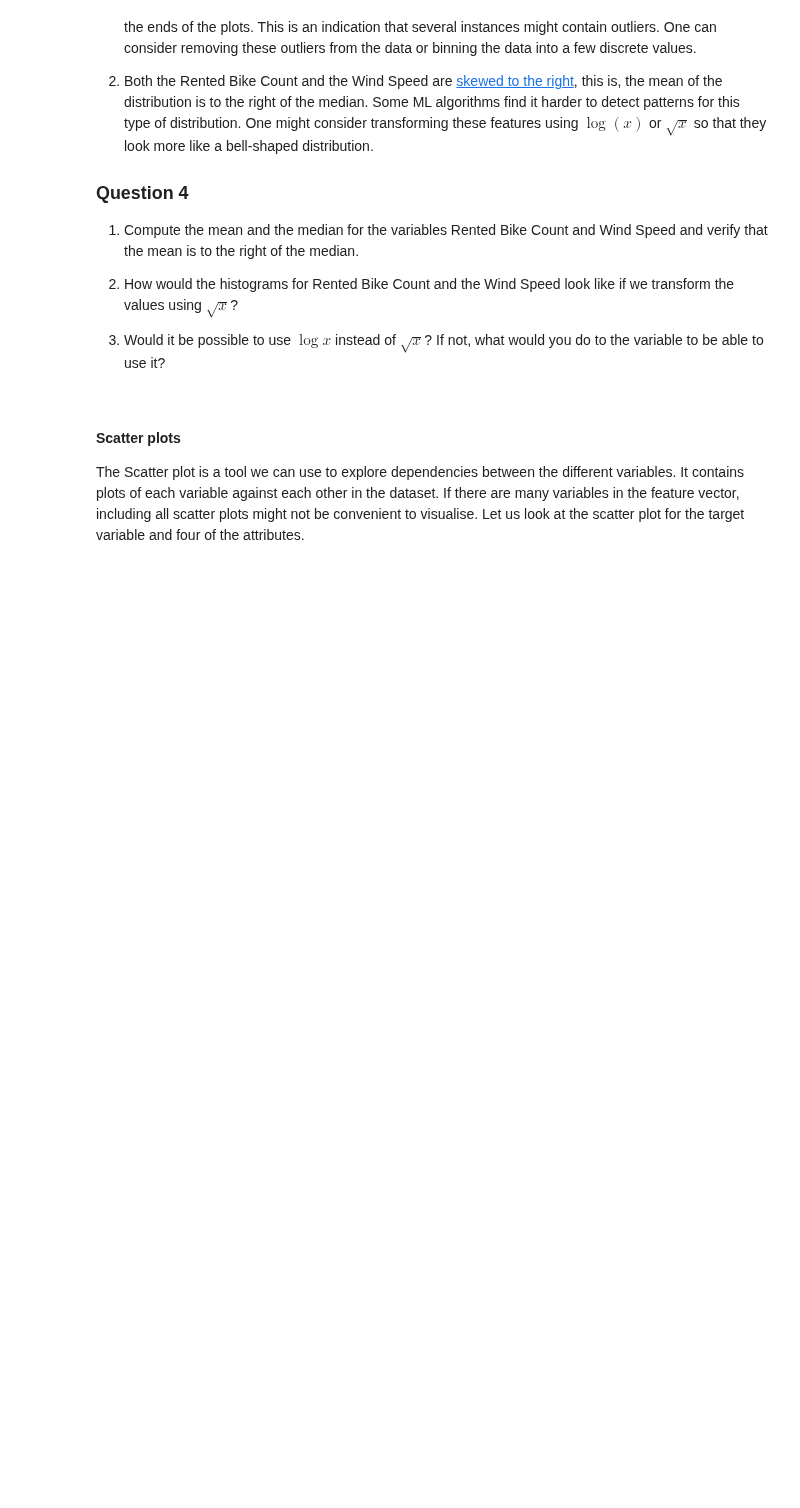
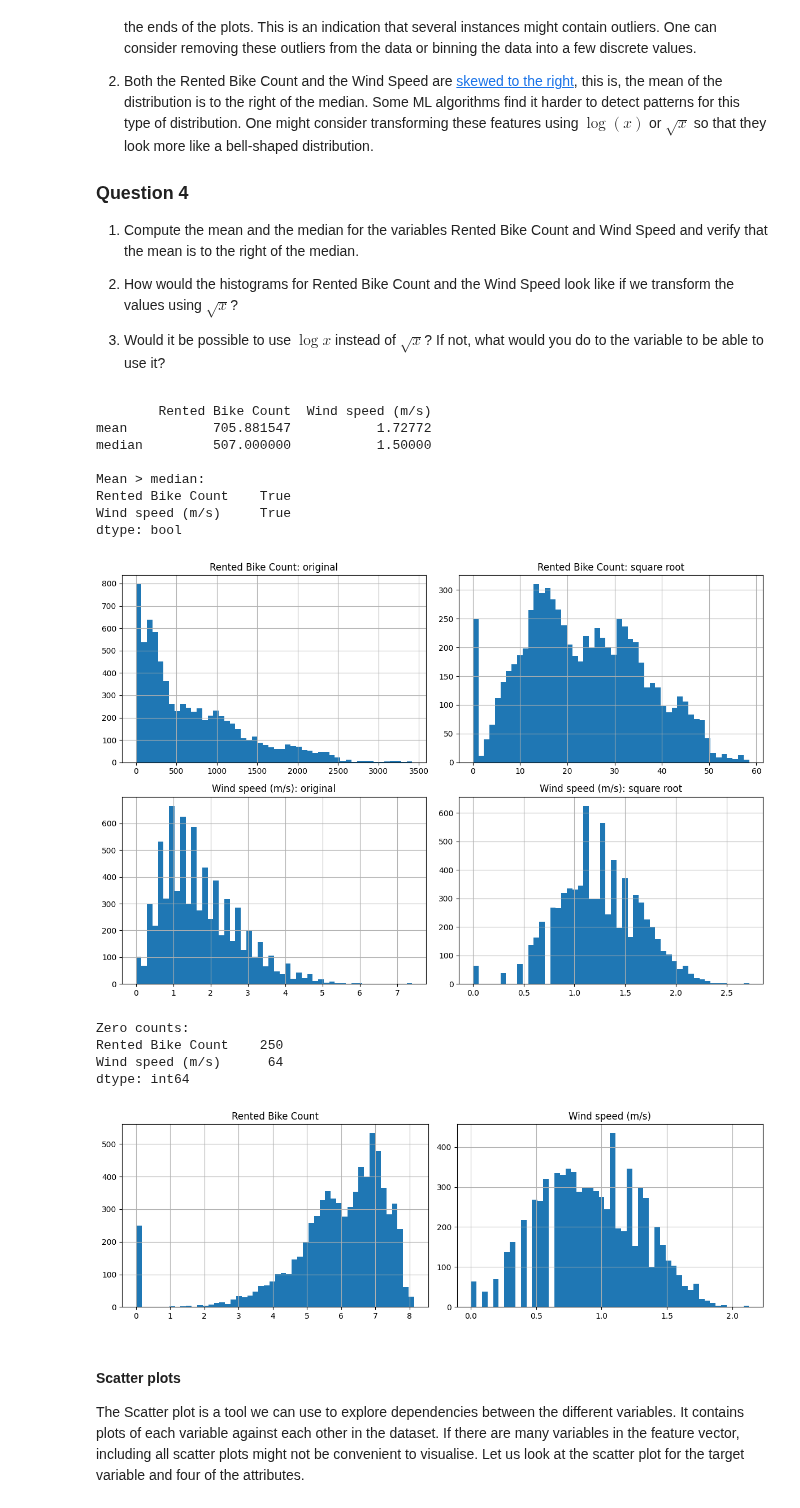
Before and after one commit to mabinbin701-cmyk/ML, a Jupyter notebook: Labs/Lab 1 - End-to-end project in ML.ipynb, the cells around one changed output. Cells and saved outputs as stored; diff of their text form; code cells hidden in the pictures; blank space fills up the shorter version.

```diff
--- a/Labs/Lab 1 - End-to-end project in ML.ipynb
+++ b/Labs/Lab 1 - End-to-end project in ML.ipynb
@@ -325,3 +323,56 @@ Some observations from the histograms are:
+# %%
+# Provide your answer here
+
+#1
+
+import numpy as np
+import matplotlib.pyplot as plt
+
+cols = ['Rented Bike Count', 'Wind speed (m/s)']
+
+summary = bs_train_set[cols].agg(['mean', 'median'])
+print(summary)
+print("\nMean > median:")
+print(summary.loc['mean'] > summary.loc['median'])
+
+#2
+
+fig, axes = plt.subplots(2, 2, figsize=(12, 8))
+
+for i, col in enumerate(cols):
+    bs_train_set[col].hist(bins=50, ax=axes[i, 0])
+    axes[i, 0].set_title(f'{col}: original')
+
+    np.sqrt(bs_train_set[col]).hist(bins=50, ax=axes[i, 1])
+    axes[i, 1].set_title(f'{col}: square root')
+
+plt.tight_layout()
+plt.show()
+
+#3
+
+print("Zero counts:")
+print((bs_train_set[cols] == 0).sum())
+
+log_data = np.log1p(bs_train_set[cols])
+log_data.hist(bins=50, figsize=(12, 4))
+plt.tight_layout()
+plt.show()
+# %% [output]
+        Rented Bike Count  Wind speed (m/s)
+mean           705.881547           1.72772
+median         507.000000           1.50000
+
+Mean > median:
+Rented Bike Count    True
+Wind speed (m/s)     True
+dtype: bool
+[figure, added]
+Zero counts:
+Rented Bike Count    250
+Wind speed (m/s)      64
+dtype: int64
+[figure, added]
 # %% [markdown]
 #### Scatter plots
 
```
Also changed, not shown: parts of 7 cells of this notebook.
